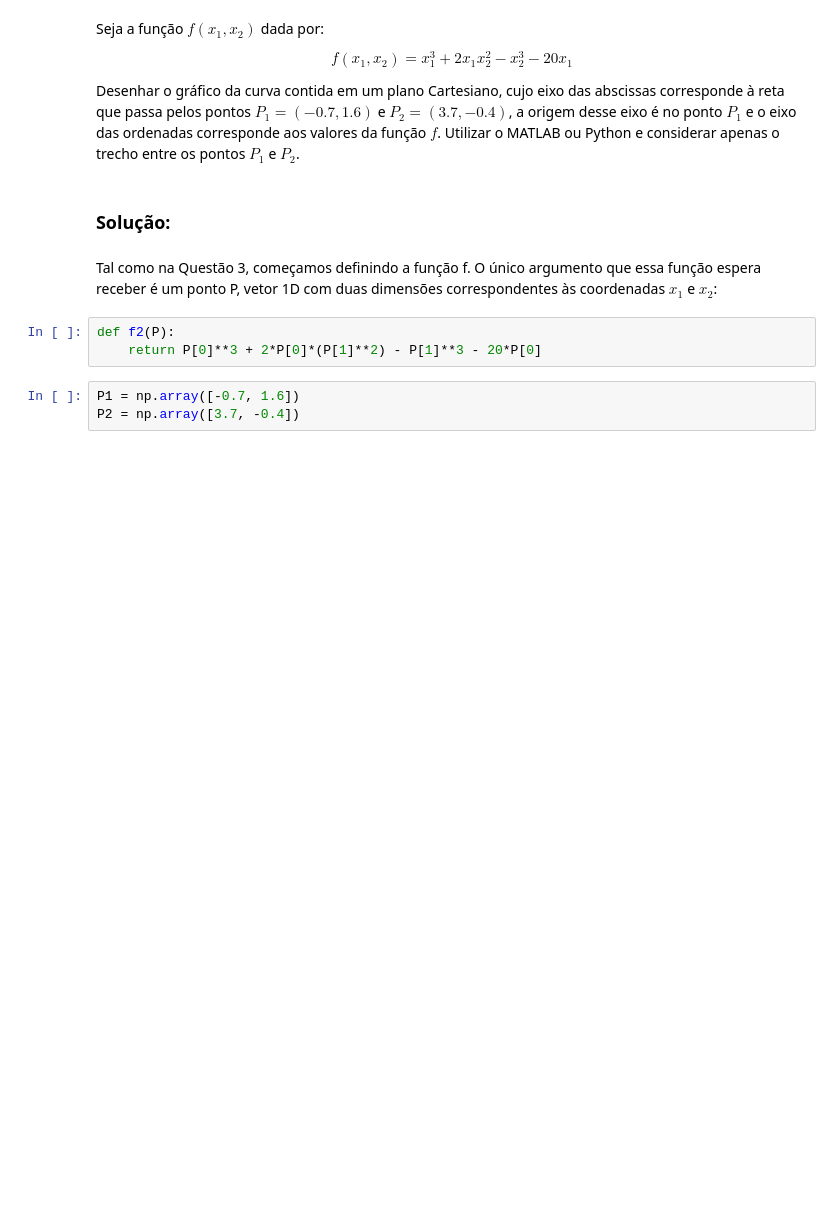
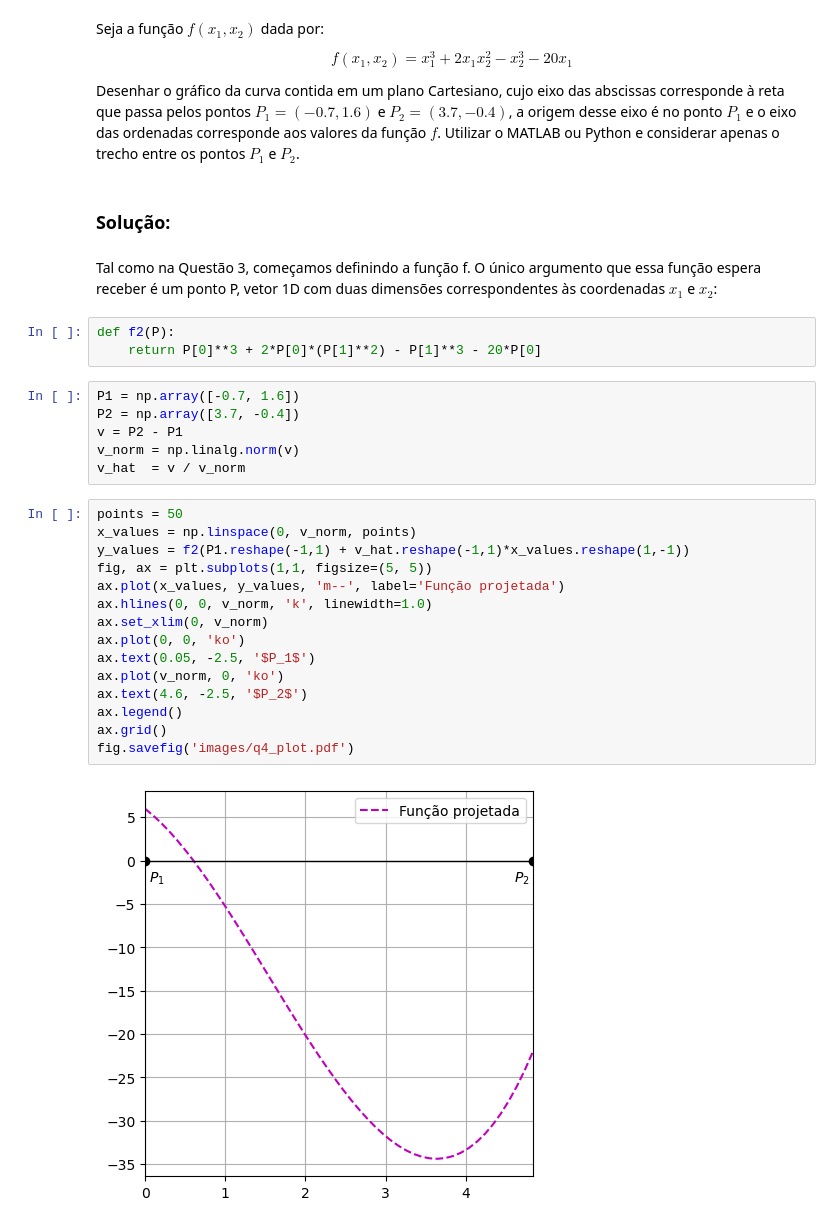
Before and after one commit to prj-phcp/MEC2403_Activities, a Jupyter notebook: Lista0/Lista0.ipynb, the cells around one changed output. Drawn from its saved outputs; the diff is of its cells as text; blank space fills up the shorter version.

```diff
--- a/Lista0/Lista0.ipynb
+++ b/Lista0/Lista0.ipynb
@@ -126,3 +124,23 @@ def f2(P):
 # %%
 P1 = np.array([-0.7, 1.6])
 P2 = np.array([3.7, -0.4])
+v = P2 - P1
+v_norm = np.linalg.norm(v)
+v_hat  = v / v_norm
+# %%
+points = 50
+x_values = np.linspace(0, v_norm, points)
+y_values = f2(P1.reshape(-1,1) + v_hat.reshape(-1,1)*x_values.reshape(1,-1))
+fig, ax = plt.subplots(1,1, figsize=(5, 5))
+ax.plot(x_values, y_values, 'm--', label='Função projetada')
+ax.hlines(0, 0, v_norm, 'k', linewidth=1.0)
+ax.set_xlim(0, v_norm)
+ax.plot(0, 0, 'ko')
+ax.text(0.05, -2.5, '$P_1$')
+ax.plot(v_norm, 0, 'ko')
+ax.text(4.6, -2.5, '$P_2$')
+ax.legend()
+ax.grid()
+fig.savefig('images/q4_plot.pdf')
+# %% [output]
+[figure, added]
```
Also changed, not shown: parts of 3 cells of this notebook, 6 other files.
